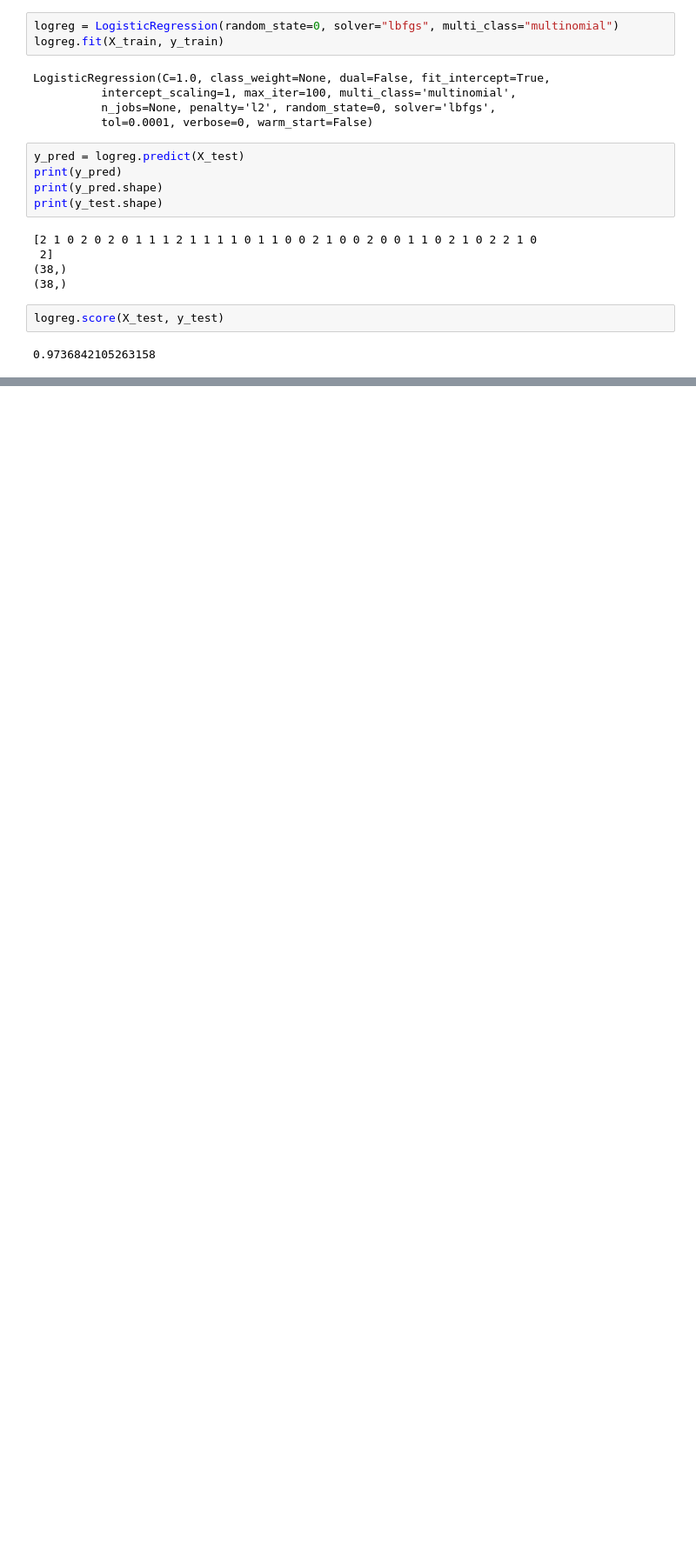
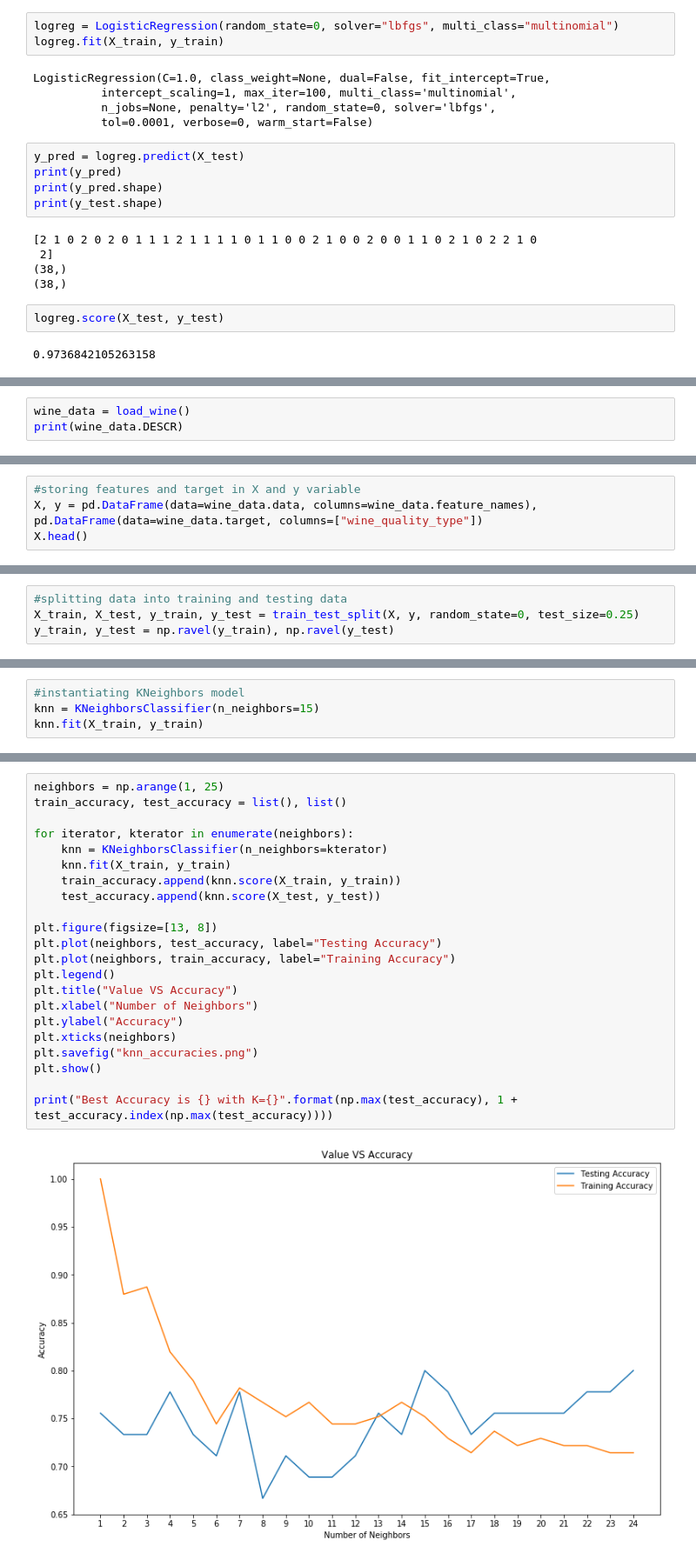
Before and after one commit to ebonnecab/ds2-1, a Jupyter notebook: Notebooks/DS_tutorial.ipynb, the cells around one changed output, grey strips where cells are left out. Shown: that part at 87% size. Saved outputs shown, nothing was run; the diff lists cells and outputs as text; blank space fills up the shorter version.

Commit message:
finished kneighbors portion of tutorial

```diff
--- a/Notebooks/DS_tutorial.ipynb
+++ b/Notebooks/DS_tutorial.ipynb
@@ -89,0 +97,3 @@ logreg.score(X_test, y_test)
+# %%
+wine_data = load_wine()
+print(wine_data.DESCR)
@@ -89,0 +123,4 @@ logreg.score(X_test, y_test)
+# %%
+#storing features and target in X and y variable
+X, y = pd.DataFrame(data=wine_data.data, columns=wine_data.feature_names), pd.DataFrame(data=wine_data.target, columns=["wine_quality_type"])
+X.head()
@@ -89,0 +134,4 @@ logreg.score(X_test, y_test)
+# %%
+#splitting data into training and testing data
+X_train, X_test, y_train, y_test = train_test_split(X, y, random_state=0, test_size=0.25)
+y_train, y_test = np.ravel(y_train), np.ravel(y_test)
@@ -89,0 +148,4 @@ logreg.score(X_test, y_test)
+# %%
+#instantiating KNeighbors model
+knn = KNeighborsClassifier(n_neighbors=15)
+knn.fit(X_train, y_train)
@@ -89,0 +175,24 @@ logreg.score(X_test, y_test)
+# %%
+neighbors = np.arange(1, 25)
+train_accuracy, test_accuracy = list(), list()
+
+for iterator, kterator in enumerate(neighbors):
+    knn = KNeighborsClassifier(n_neighbors=kterator)
+    knn.fit(X_train, y_train)
+    train_accuracy.append(knn.score(X_train, y_train))
+    test_accuracy.append(knn.score(X_test, y_test))
+
+plt.figure(figsize=[13, 8])
+plt.plot(neighbors, test_accuracy, label="Testing Accuracy")
+plt.plot(neighbors, train_accuracy, label="Training Accuracy")
+plt.legend()
+plt.title("Value VS Accuracy")
+plt.xlabel("Number of Neighbors")
+plt.ylabel("Accuracy")
+plt.xticks(neighbors)
+plt.savefig("knn_accuracies.png")
+plt.show()
+
+print("Best Accuracy is {} with K={}".format(np.max(test_accuracy), 1 + test_accuracy.index(np.max(test_accuracy))))
+# %% [output]
+[figure, added]
```
Also changed, not shown: parts of 14 cells of this notebook, 1 other file.
